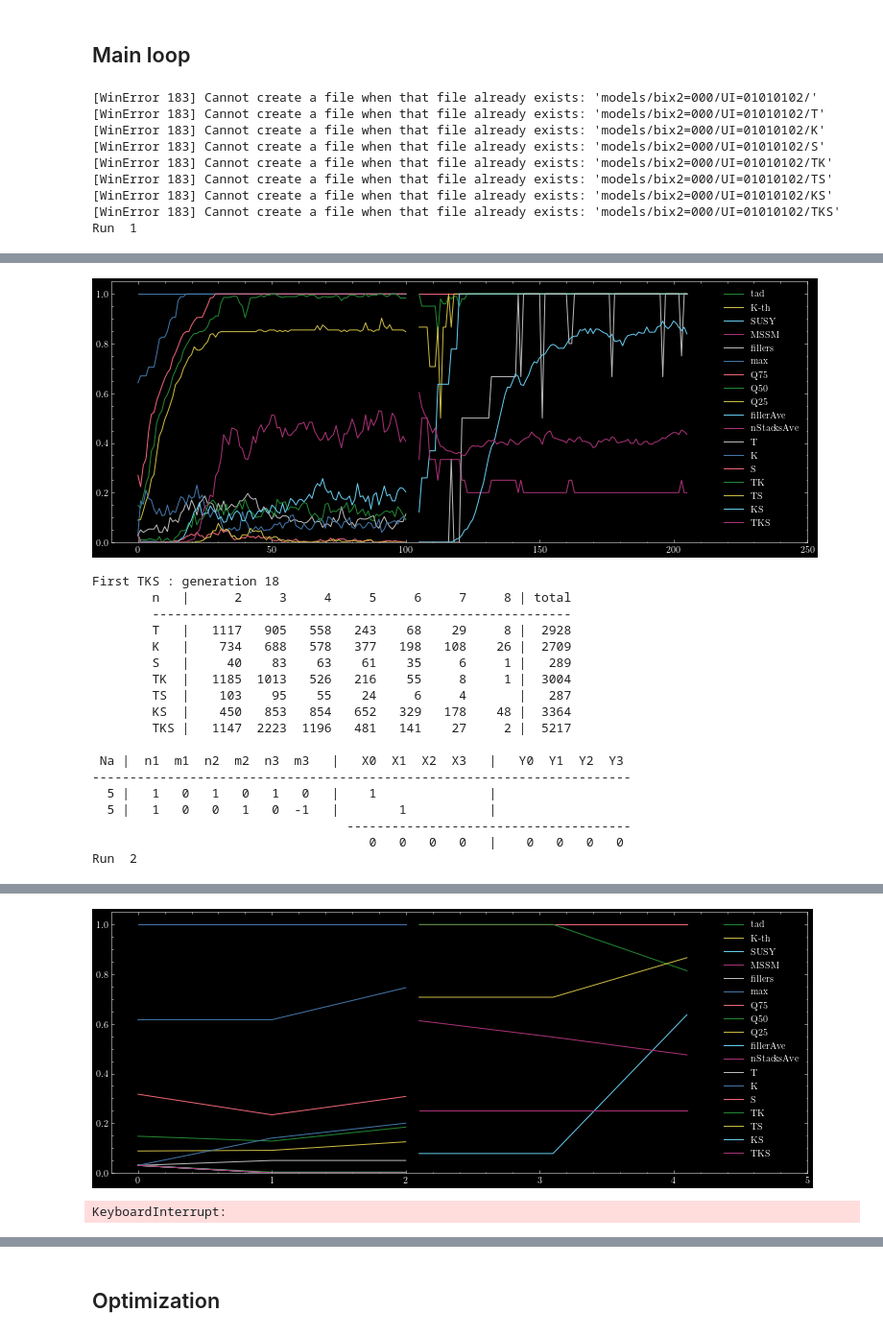
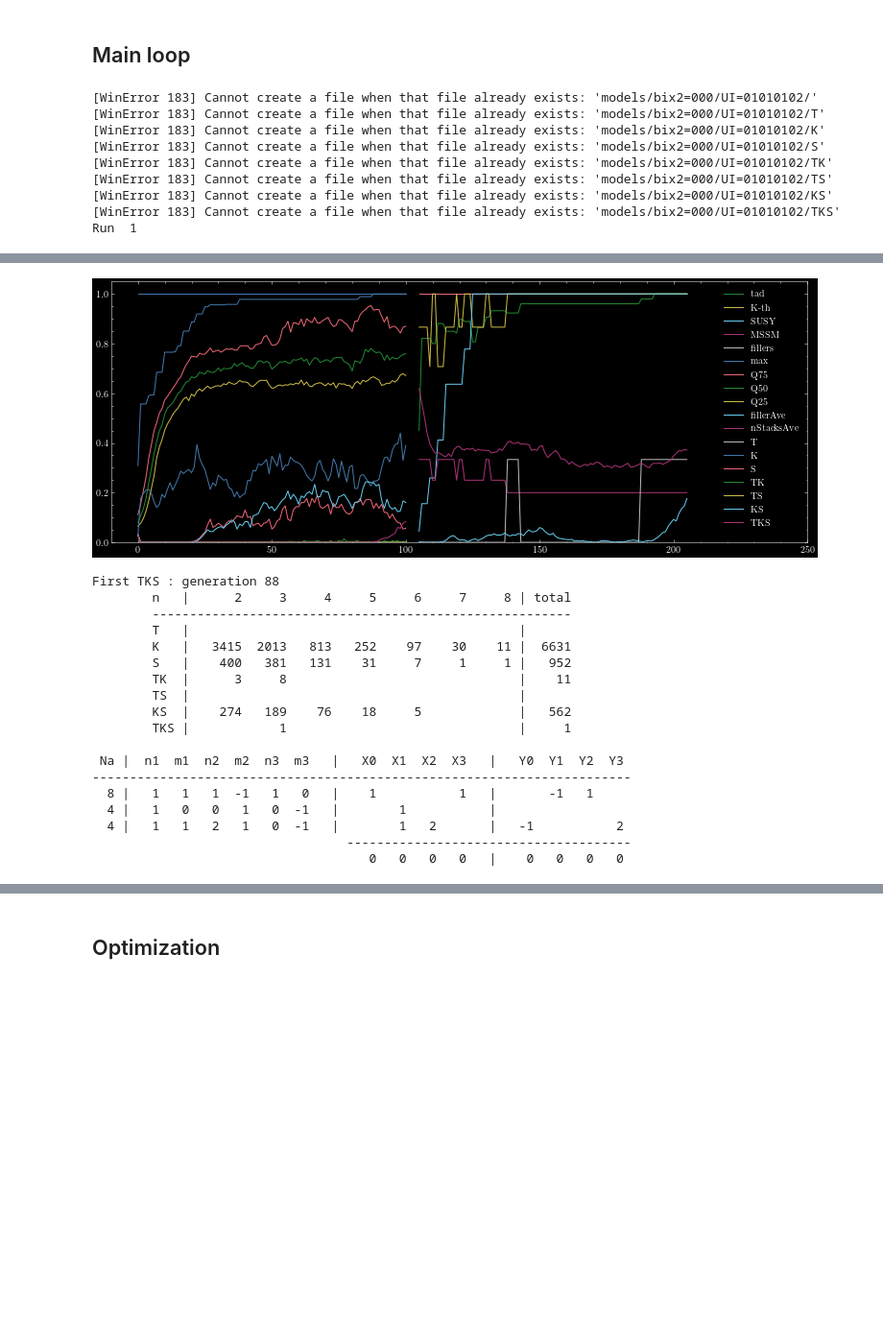
Before and after one commit to gloges/intersecting-brane-ga, a Jupyter notebook: braneGA.ipynb, the cells around one changed output, grey strips where cells are left out. Shown at 96% size. Cells and saved outputs as stored; diff of their text form; code cells hidden in the pictures; blank space fills up the shorter version.

```diff
--- a/braneGA.ipynb
+++ b/braneGA.ipynb
@@ -27,11 +25,12 @@ nSurvive = 15
 maxStacks = 8
 bix2 = np.array([0, 0, 0])
 UI = np.array([1, 1, 1, 2])
-filler = True
-signfix = True
+filler = False
+signfix = False
 
 # Cross-over probabilities
-xoverProbs = [0.4, 0.4, 0.05, 0.05]
+# xoverProbs = [0.4, 0.4, 0.05, 0.05]
+xoverProbs = [0.23, 0.23, 0.23, 0.23]
 
 # Mutation parameters
 mutStckSplt = 0
@@ -65,50 +64,50 @@ optFileName = ('results/bix2=%d%d%d/UI=%02d%02d%02d%02d/' % (bix2[0], bix2[1], b
 
 for s in ["", "T", "K", "S", "TK", "TS", "KS", "TKS"]:
     try:
         os.mkdir(tksFolder + s)
     except IOError as err:
         print(err)
 
 progress = True
 saveTKS = False
 saveFill = False
 saveOpt = False
 
 # Run!
-branes.GA(nRuns, nGens, popSize, nSurvive, bix2, UI, maxStacks, filler, signfix,
+rewards = branes.GA(nRuns, nGens, popSize, nSurvive, bix2, UI, maxStacks, filler, signfix,
           xoverProbs, mutRates,
           weights, tadScale, susyScale,
           progress,
           saveTKS, tksFolder, tksFileName,
           saveFill, fillFilePath,
           saveOpt, optFileName)
 # %% [output]
 [WinError 183] Cannot create a file when that file already exists: 'models/bix2=000/UI=01010102/'
 [WinError 183] Cannot create a file when that file already exists: 'models/bix2=000/UI=01010102/T'
 [WinError 183] Cannot create a file when that file already exists: 'models/bix2=000/UI=01010102/K'
 [WinError 183] Cannot create a file when that file already exists: 'models/bix2=000/UI=01010102/S'
 [WinError 183] Cannot create a file when that file already exists: 'models/bix2=000/UI=01010102/TK'
 [WinError 183] Cannot create a file when that file already exists: 'models/bix2=000/UI=01010102/TS'
 [WinError 183] Cannot create a file when that file already exists: 'models/bix2=000/UI=01010102/KS'
 [WinError 183] Cannot create a file when that file already exists: 'models/bix2=000/UI=01010102/TKS'
 Run  1
 [interactive output not drawn]
-[figure, old version]
+[figure, new version]
-First TKS : generation 18
+First TKS : generation 88
         n   |      2     3     4     5     6     7     8 | total
         --------------------------------------------------------
-        T   |   1117   905   558   243    68    29     8 |  2928
-        K   |    734   688   578   377   198   108    26 |  2709
-        S   |     40    83    63    61    35     6     1 |   289
-        TK  |   1185  1013   526   216    55     8     1 |  3004
-        TS  |    103    95    55    24     6     4       |   287
-        KS  |    450   853   854   652   329   178    48 |  3364
-        TKS |   1147  2223  1196   481   141    27     2 |  5217
+        T   |                                            |
+        K   |   3415  2013   813   252    97    30    11 |  6631
+        S   |    400   381   131    31     7     1     1 |   952
+        TK  |      3     8                               |    11
+        TS  |                                            |
+        KS  |    274   189    76    18     5             |   562
+        TKS |            1                               |     1
 
  Na |  n1  m1  n2  m2  n3  m3   |   X0  X1  X2  X3   |   Y0  Y1  Y2  Y3
 ------------------------------------------------------------------------
-  5 |   1   0   1   0   1   0   |    1               |
-  5 |   1   0   0   1   0  -1   |        1           |
+  8 |   1   1   1  -1   1   0   |    1           1   |       -1   1
+  4 |   1   0   0   1   0  -1   |        1           |
+  4 |   1   1   2   1   0  -1   |        1   2       |   -1           2
                                   --------------------------------------
                                      0   0   0   0   |    0   0   0   0
-Run  2
@@ -116,2 +113,0 @@ Run  2
-[figure, removed]
-KeyboardInterrupt:
```
Also changed, not shown: parts of 5 cells of this notebook, 1 other file.
